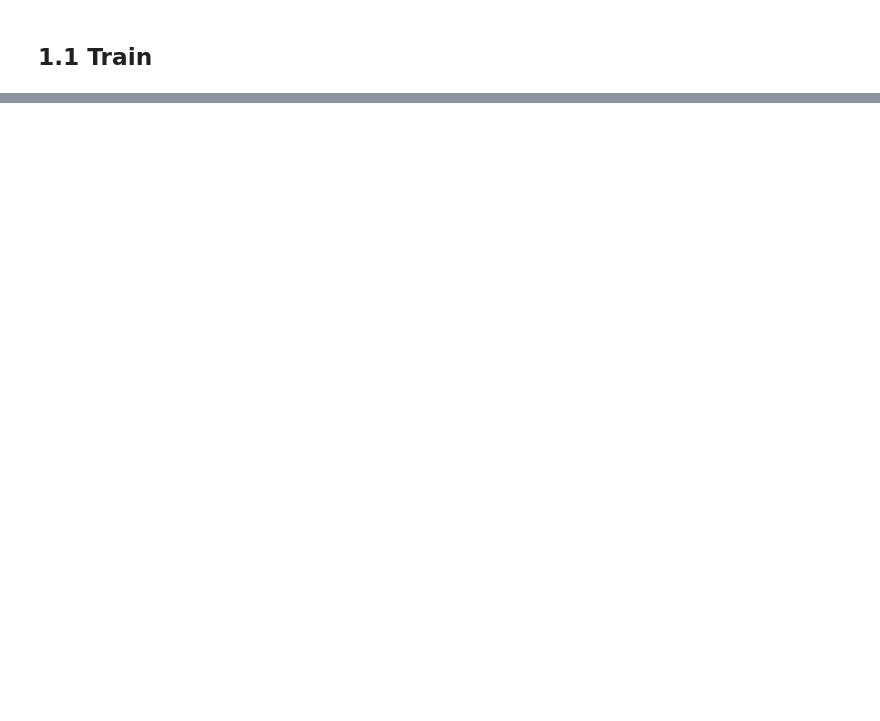
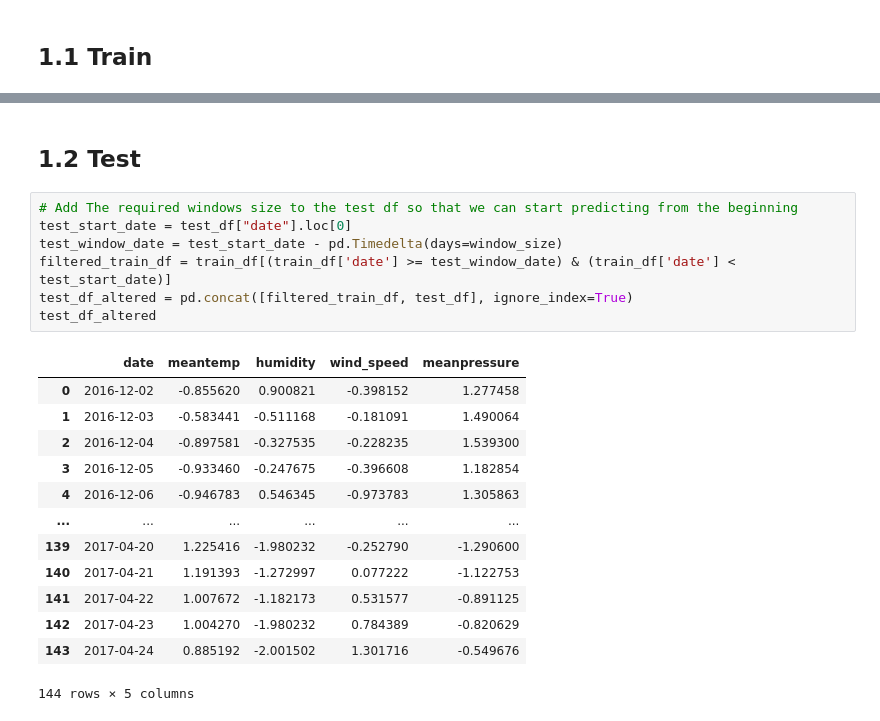
Before and after one commit to Jookare/ADAML-project2, a Jupyter notebook: Train/training.ipynb, the cells around one changed output, grey strips where cells are left out. Saved outputs shown, nothing was run; the diff lists cells and outputs as text; blank space fills up the shorter version.

```diff
--- a/Train/training.ipynb
+++ b/Train/training.ipynb
@@ -118,0 +144,23 @@ KeyboardInterrupt:
+# %% [markdown]
+## 1.2 Test
+# %%
+# Add The required windows size to the test df so that we can start predicting from the beginning
+test_start_date = test_df["date"].loc[0]
+test_window_date = test_start_date - pd.Timedelta(days=window_size)
+filtered_train_df = train_df[(train_df['date'] >= test_window_date) & (train_df['date'] < test_start_date)]
+test_df_altered = pd.concat([filtered_train_df, test_df], ignore_index=True)
+test_df_altered
+# %% [output]
+|  | date | meantemp | humidity | wind_speed | meanpressure |
+| 0 | 2016-12-02 | -0.855620 | 0.900821 | -0.398152 | 1.277458 |
+| 1 | 2016-12-03 | -0.583441 | -0.511168 | -0.181091 | 1.490064 |
+| 2 | 2016-12-04 | -0.897581 | -0.327535 | -0.228235 | 1.539300 |
+| 3 | 2016-12-05 | -0.933460 | -0.247675 | -0.396608 | 1.182854 |
+| 4 | 2016-12-06 | -0.946783 | 0.546345 | -0.973783 | 1.305863 |
+| ... | ... | ... | ... | ... | ... |
+| 139 | 2017-04-20 | 1.225416 | -1.980232 | -0.252790 | -1.290600 |
+| 140 | 2017-04-21 | 1.191393 | -1.272997 | 0.077222 | -1.122753 |
+| 141 | 2017-04-22 | 1.007672 | -1.182173 | 0.531577 | -0.891125 |
+| 142 | 2017-04-23 | 1.004270 | -1.980232 | 0.784389 | -0.820629 |
+| 143 | 2017-04-24 | 0.885192 | -2.001502 | 1.301716 | -0.549676 |
+144 rows × 5 columns
```
Also changed, not shown: parts of 7 cells of this notebook, 3 other files.
